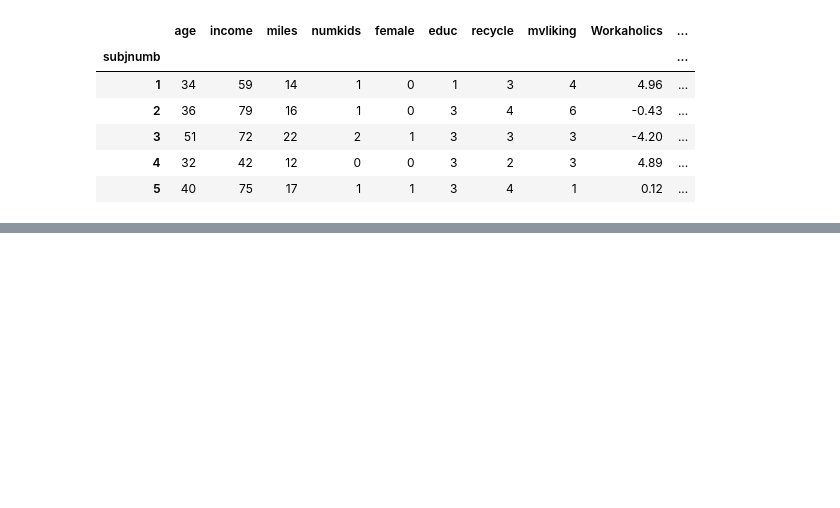
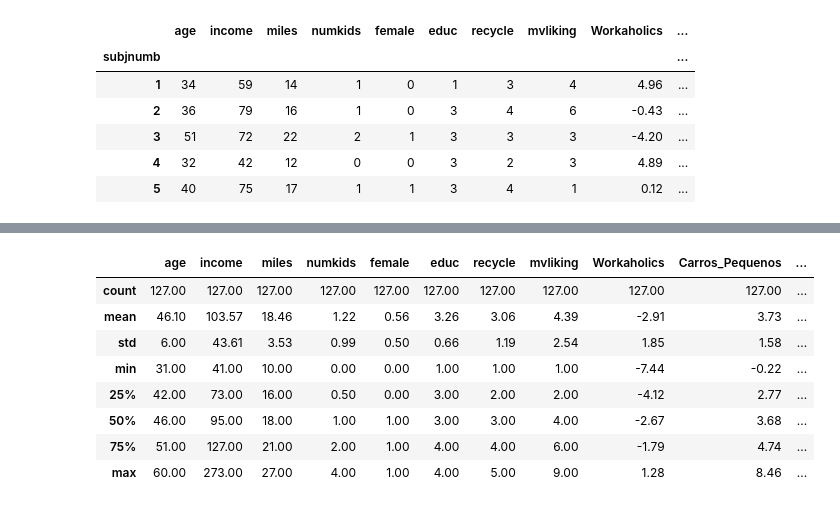
Before and after one commit to lazarocordeirosilva/SegmentacaoClientes, a Jupyter notebook: notebook/SegmentacaoClientes.ipynb, the cells around one changed output, grey strips where cells are left out. Cells and saved outputs as stored; diff of their text form; code cells hidden in the pictures; blank space fills up the shorter version.

```diff
--- a/notebook/SegmentacaoClientes.ipynb
+++ b/notebook/SegmentacaoClientes.ipynb
@@ -649,0 +783,6 @@ df_pca_final.head()
+# %%
+# Criando DataFrame para cluster 2
+df_cluster_2 = df_pca_final.loc[df_pca_final['Cluster']==2]
+
+# Visualizando DF
+df_cluster_2.head()
@@ -649,0 +832,13 @@ df_pca_final.head()
+# %%
+# Estatística descritiva simples dos indivíduos do Cluster 2
+df_cluster_2.describe()
+# %% [output]
+|  | age | income | miles | numkids | female | educ | recycle | mvliking | Workaholics | Carros_Pequenos | ... |
+| count | 127.00 | 127.00 | 127.00 | 127.00 | 127.00 | 127.00 | 127.00 | 127.00 | 127.00 | 127.00 | ... |
+| mean | 46.10 | 103.57 | 18.46 | 1.22 | 0.56 | 3.26 | 3.06 | 4.39 | -2.91 | 3.73 | ... |
+| std | 6.00 | 43.61 | 3.53 | 0.99 | 0.50 | 0.66 | 1.19 | 2.54 | 1.85 | 1.58 | ... |
+| min | 31.00 | 41.00 | 10.00 | 0.00 | 0.00 | 1.00 | 1.00 | 1.00 | -7.44 | -0.22 | ... |
+| 25% | 42.00 | 73.00 | 16.00 | 0.50 | 0.00 | 3.00 | 2.00 | 2.00 | -4.12 | 2.77 | ... |
+| 50% | 46.00 | 95.00 | 18.00 | 1.00 | 1.00 | 3.00 | 3.00 | 4.00 | -2.67 | 3.68 | ... |
+| 75% | 51.00 | 127.00 | 21.00 | 2.00 | 1.00 | 4.00 | 4.00 | 6.00 | -1.79 | 4.74 | ... |
+| max | 60.00 | 273.00 | 27.00 | 4.00 | 1.00 | 4.00 | 5.00 | 9.00 | 1.28 | 8.46 | ... |
```
Also changed, not shown: parts of 18 cells of this notebook.
